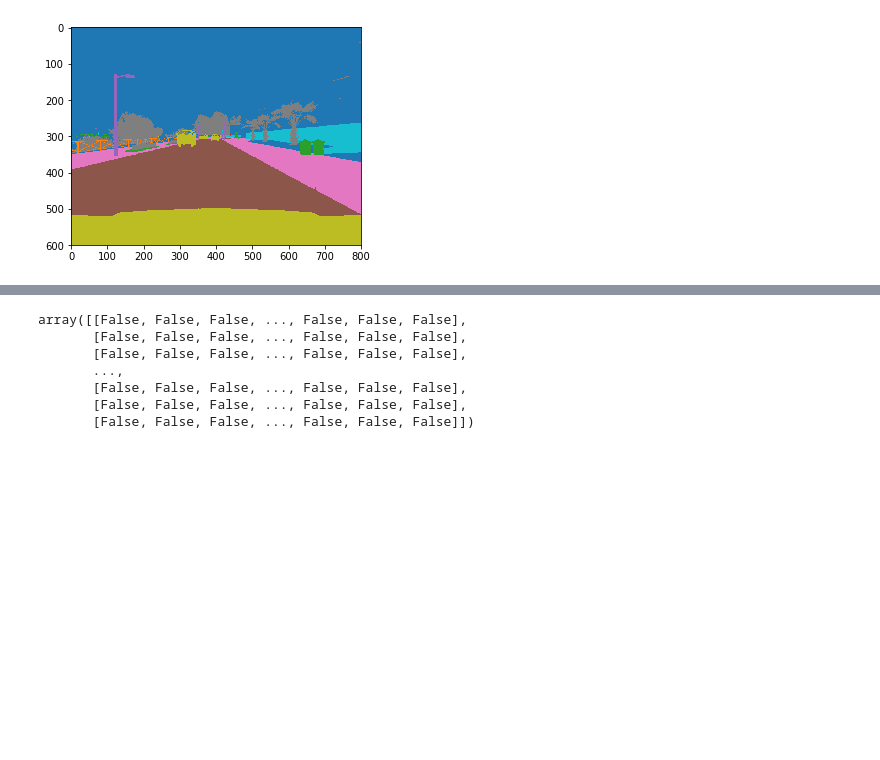
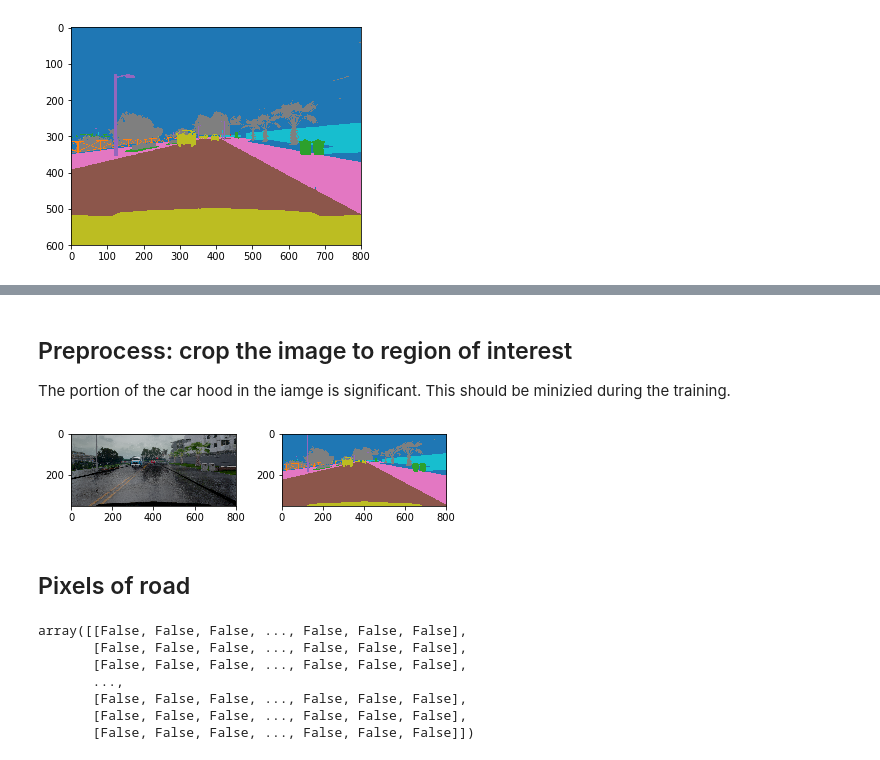
Before and after one commit to kanhua/lyft-challenge, a Jupyter notebook: lyft data exploratory analysis.ipynb, the cells around one changed output, grey strips where cells are left out. Saved outputs shown, nothing was run; the diff lists cells and outputs as text; code cells hidden in the pictures; blank space fills up the shorter version.

```diff
--- a/lyft data exploratory analysis.ipynb
+++ b/lyft data exploratory analysis.ipynb
@@ -26,3 +40,18 @@ plt.imshow(img_label[:,:,0],cmap="tab10")
+# %% [markdown]
+## Preprocess: crop the image to region of interest
+The portion of the car hood in the iamge is significant. This should be minizied during the training.
+# %%
+upper_cut=170
+bottom_cut=520
+fig,ax=plt.subplots(1,2)
+ax[0].imshow(test_img[upper_cut:bottom_cut,:,:])
+ax[1].imshow(img_label[upper_cut:bottom_cut,:,0],cmap="tab10")
+fig.tight_layout()
+plt.savefig("./docs/example_image_pair_cut.png",dpi=150)
+# %% [output]
+[figure, added]
+# %% [markdown]
+## Pixels of road
 # %%
 binary_label=(img_label[:,:,0]==7)
 binary_label
```
Also changed, not shown: parts of 10 cells of this notebook, 4 other files.
